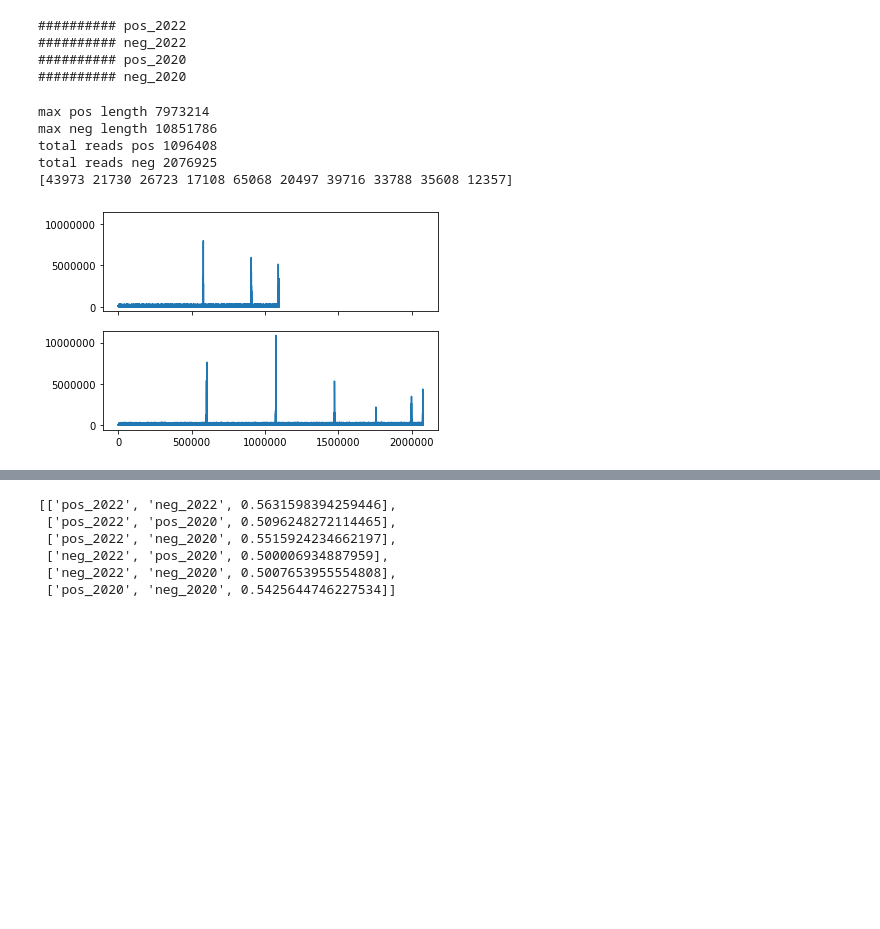
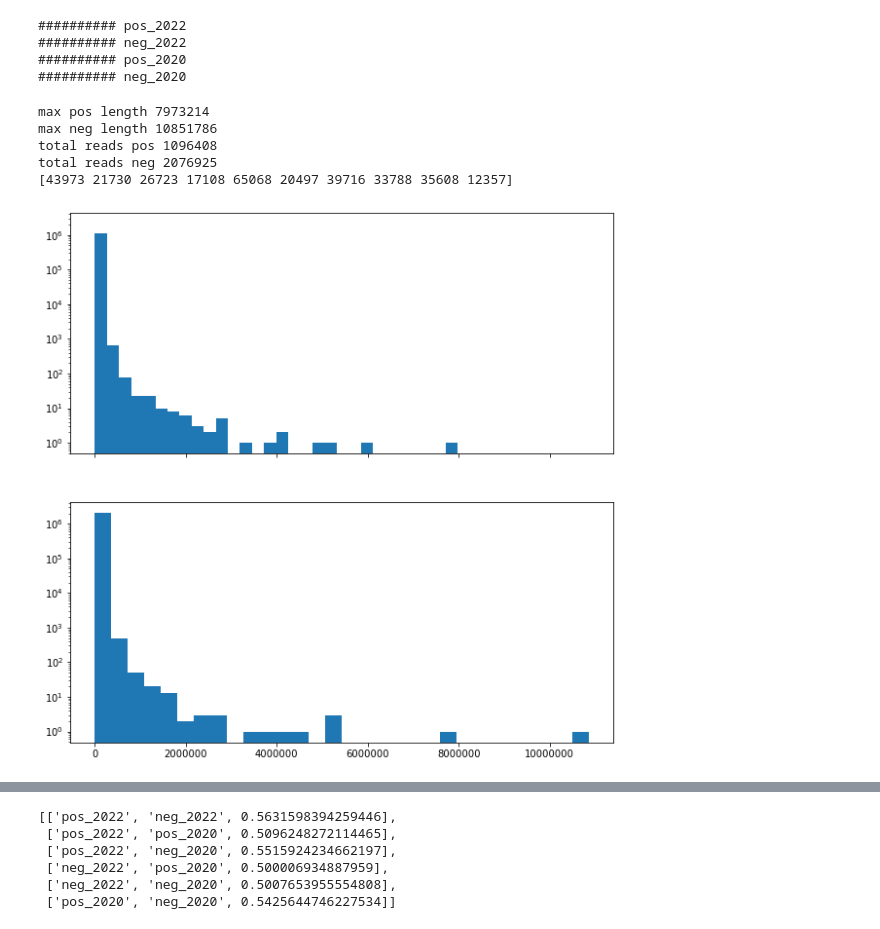
Before and after one commit to maragkakislab/rnakinet, a Jupyter notebook: Explore.ipynb, the cells around one changed output, grey strips where cells are left out. Drawn from its saved outputs; the diff is of its cells as text; code cells hidden in the pictures; blank space fills up the shorter version.

Commit message:
Add cross experiment evaluation, distribution plots

```diff
--- a/Explore.ipynb
+++ b/Explore.ipynb
@@ -266,37 +326,37 @@ from matplotlib import pyplot as plt
 # aggregate_files = False
 exp_year = '2022'
 pos_sub = df[df['exp'].isin([f'pos_{exp_year}'])]
 neg_sub = df[df['exp'].isin([f'neg_{exp_year}'])]
 # if(aggregate_files):
     # pos_lengths = pos_sub.groupby('file').agg('mean')['len'].values
     # neg_lengths = neg_sub.groupby('file').agg('mean')['len'].values
 # else:
 pos_lengths = pos_sub['len'].values
 neg_lengths = neg_sub['len'].values
 
-f, a = plt.subplots(2, sharex=True, sharey=True)
+f, a = plt.subplots(2, sharex=True, sharey=True, figsize=(10,10))
 plt.ticklabel_format(useOffset=False,style='plain')
 
 # plt.xlim([0, max(neg_lengths)])
 
 # a[0].hist(pos_lengths, 25)
 # a[1].hist(neg_lengths, 25)
 #TODO display log of lengths
-a[0].plot(pos_lengths)
-a[1].plot(neg_lengths)
+a[0].hist(pos_lengths, bins=30, cumulative=False, log=True, density=False)
+a[1].hist(neg_lengths, bins=30, cumulative=False, log=True, density=False)
 print('max pos length',max(pos_lengths))
 print('max neg length', max(neg_lengths))
 print('total reads pos',len(pos_lengths))
 print('total reads neg', len(neg_lengths))
 print(pos_lengths[:10])
 #TODO do distribution
 # %% [output]
 max pos length 7973214
 max neg length 10851786
 total reads pos 1096408
 total reads neg 2076925
 [43973 21730 26723 17108 65068 20497 39716 33788 35608 12357]
-[figure, old version]
+[figure, new version]
 # %%
 import optuna
 
```
Also changed, not shown: parts of 2 cells of this notebook, 4 other files.
